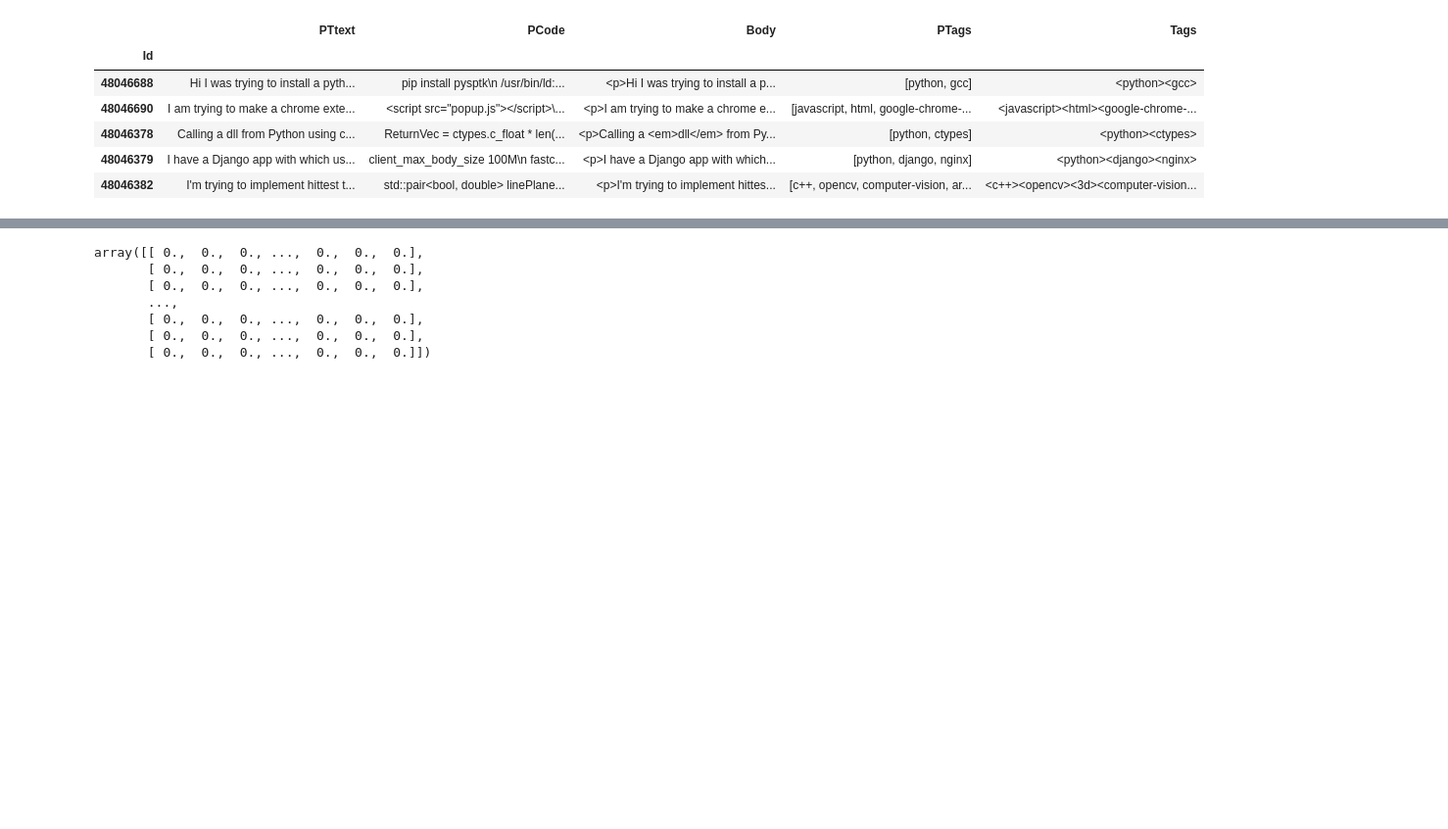
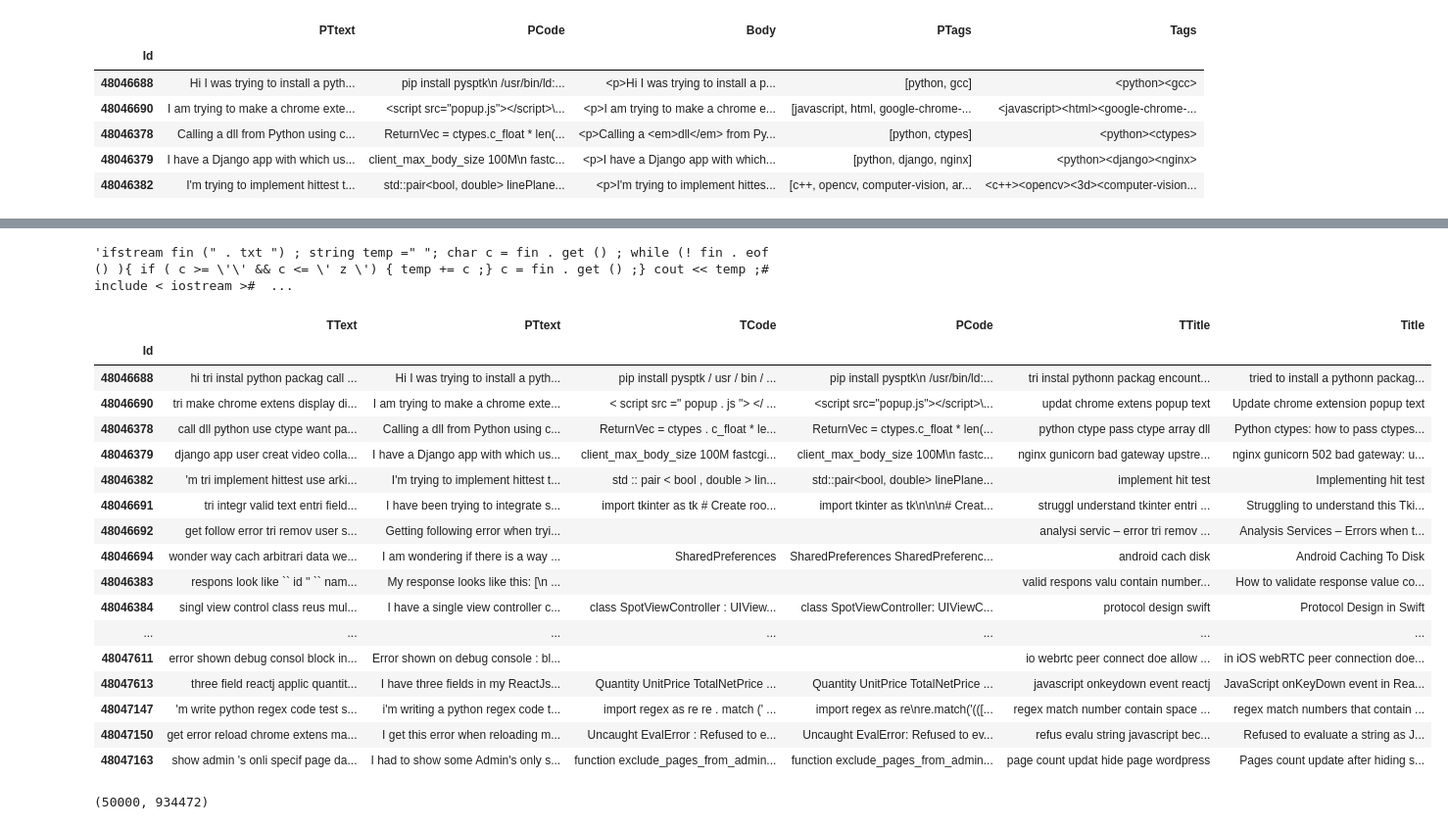
Before and after one commit to rudloffl/Tag-generator-Stackoverflow, a Jupyter notebook: Notebooks/A2 - posts exploration.ipynb, the cells around one changed output, grey strips where cells are left out. Shown at 98% size. Cells and saved outputs as stored; diff of their text form; code cells hidden in the pictures; blank space fills up the shorter version.

```diff
--- a/Notebooks/A2 - posts exploration.ipynb
+++ b/Notebooks/A2 - posts exploration.ipynb
@@ -141,5 +236,0 @@ postsdf[['PTags', 'Tags']].head()
-# %%
-#text parsing
-postsdf['PTtext'] = postsdf['Body'].apply(lambda x: ' '.join([text.text for text in BeautifulSoup(x, 'lxml').find_all('p')]))
-postsdf['PCode'] = postsdf['Body'].apply(lambda x: ' '.join([text.text for text in BeautifulSoup(x, 'lxml').find_all('code')]))
-postsdf[['PTtext', 'PCode', 'Body']].head()
@@ -212,0 +332,33 @@ customtokenizer(''' It's official: U.S. President Barack Obama wants lawmakers t
+# %%
+#Code tokenizer creation
+text = """
+class Foldermanagement():
+def __init__(self):
+    self.today = invoicemng.gettoday() + 7
+       """
+def codetokenizer(text):
+    separators = string.punctuation + string.whitespace
+    separators = [sep for sep in separators if sep != '_']
+    separators_re = "|".join(re.escape(x) for x in separators)
+    tokens = zip(re.split(separators_re, text), re.findall(separators_re, text))
+    flattened = itertools.chain.from_iterable(tokens)
+    cleaned = [x for x in flattened if x and not x.isspace()]
+
+    #To gather the symbols by 2
+    toreturn = []
+    skip = False
+    for index in range(len(cleaned)-1):
+        if cleaned[index] in string.punctuation and cleaned[index+1] in string.punctuation and not skip:
+            toreturn.append(cleaned[index]+cleaned[index+1])
+            skip = True
+        elif skip == True:
+            skip = False
+        else:
+            toreturn.append(cleaned[index])
+
+    #Digit cleaning
+    toreturn = [word for word in toreturn if not word.isdigit()]
+
+    return ' '.join(toreturn)
+
+codetokenizer(text)
@@ -213 +389,32 @@ customtokenizer(''' It's official: U.S. President Barack Obama wants lawmakers t
+# %%
+#CODE - Result for sample code - TOKENIZED version
+' '.join(codetokenizer(postsdf['PCode'].loc[sampleline]))
+codetokenizer(postsdf['PCode'].loc[sampleline])
+# %% [output]
+'ifstream fin (" . txt ") ; string temp =" "; char c = fin . get () ; while (! fin . eof () ){ if ( c >= \'\' && c <= \' z \') { temp += c ;} c = fin . get () ;} cout << temp ;# include < iostream >#  ...
+# %%
+#text tokenizin - dataframe update
+postsdf['TText'] = postsdf['PTtext'].apply(customtokenizer,args=(False, ))
+postsdf['TCode'] = postsdf['PCode'].apply(codetokenizer)
+postsdf['TTitle'] = postsdf['Title'].apply(customtokenizer,args=(False, ))
+postsdf[['TText', 'PTtext', 'TCode', 'PCode', 'TTitle', 'Title']].head(20)
+# %% [output]
+|  | TText | PTtext | TCode | PCode | TTitle | Title |
+| Id |  |  |  |  |  |  |
+| 48046688 | hi tri instal python packag call ... | Hi I was trying to install a pyth... | pip install pysptk / usr / bin / ... | pip install pysptk\n /usr/bin/ld:... | tri instal pythonn packag encount... | tried to install a pythonn packag... |
+| 48046690 | tri make chrome extens display di... | I am trying to make a chrome exte... | < script src =" popup . js "> </ ... | <script src="popup.js"></script>\... | updat chrome extens popup text | Update chrome extension popup text |
+| 48046378 | call dll python use ctype want pa... | Calling a dll from Python using c... | ReturnVec = ctypes . c_float * le... | ReturnVec = ctypes.c_float * len(... | python ctype pass ctype array dll | Python ctypes: how to pass ctypes... |
+| 48046379 | django app user creat video colla... | I have a Django app with which us... | client_max_body_size 100M fastcgi... | client_max_body_size 100M\n fastc... | nginx gunicorn bad gateway upstre... | nginx gunicorn 502 bad gateway: u... |
+| 48046382 | 'm tri implement hittest use arki... | I'm trying to implement hittest t... | std :: pair < bool , double > lin... | std::pair<bool, double> linePlane... | implement hit test | Implementing hit test |
+| 48046691 | tri integr valid text entri field... | I have been trying to integrate s... | import tkinter as tk # Create roo... | import tkinter as tk\n\n\n# Creat... | struggl understand tkinter entri ... | Struggling to understand this Tki... |
+| 48046692 | get follow error tri remov user s... | Getting following error when tryi... |  |  | analysi servic – error tri remov ... | Analysis Services – Errors when t... |
+| 48046694 | wonder way cach arbitrari data we... | I am wondering if there is a way ... | SharedPreferences | SharedPreferences SharedPreferenc... | android cach disk | Android Caching To Disk |
+| 48046383 | respons look like `` id '' `` nam... | My response looks like this: [\n ... |  |  | valid respons valu contain number... | How to validate response value co... |
+| 48046384 | singl view control class reus mul... | I have a single view controller c... | class SpotViewController : UIView... | class SpotViewController: UIViewC... | protocol design swift | Protocol Design in Swift |
+| ... | ... | ... | ... | ... | ... | ... |
+| 48047611 | error shown debug consol block in... | Error shown on debug console : bl... |  |  | io webrtc peer connect doe allow ... | in iOS webRTC peer connection doe... |
+| 48047613 | three field reactj applic quantit... | I have three fields in my ReactJs... | Quantity UnitPrice TotalNetPrice ... | Quantity UnitPrice TotalNetPrice ... | javascript onkeydown event reactj | JavaScript onKeyDown event in Rea... |
+| 48047147 | 'm write python regex code test s... | i'm writing a python regex code t... | import regex as re re . match (' ... | import regex as re\nre.match('(([... | regex match number contain space ... | regex match numbers that contain ... |
+| 48047150 | get error reload chrome extens ma... | I get this error when reloading m... | Uncaught EvalError : Refused to e... | Uncaught EvalError: Refused to ev... | refus evalu string javascript bec... | Refused to evaluate a string as J... |
+| 48047163 | show admin 's onli specif page da... | I had to show some Admin's only s... | function exclude_pages_from_admin... | function exclude_pages_from_admin... | page count updat hide page wordpress | Pages count update after hiding s... |
 # %%
@@ -224,11 +430,5 @@ Posts_freq, Post_vocabulary = cvect(postsdf['PTtext'], sw_articles, max_df_artic
 # %%
 articles_tfidf = TfidfTransformer().fit_transform(Posts_freq)
-articles_tfidf.toarray()
+articles_tfidf.shape
 # %% [output]
-array([[ 0.,  0.,  0., ...,  0.,  0.,  0.],
-       [ 0.,  0.,  0., ...,  0.,  0.,  0.],
-       [ 0.,  0.,  0., ...,  0.,  0.,  0.],
-       ...,
-       [ 0.,  0.,  0., ...,  0.,  0.,  0.],
-       [ 0.,  0.,  0., ...,  0.,  0.,  0.],
-       [ 0.,  0.,  0., ...,  0.,  0.,  0.]])
+(50000, 934472)
```
Also changed, not shown: parts of 37 cells of this notebook, 1 other file.
